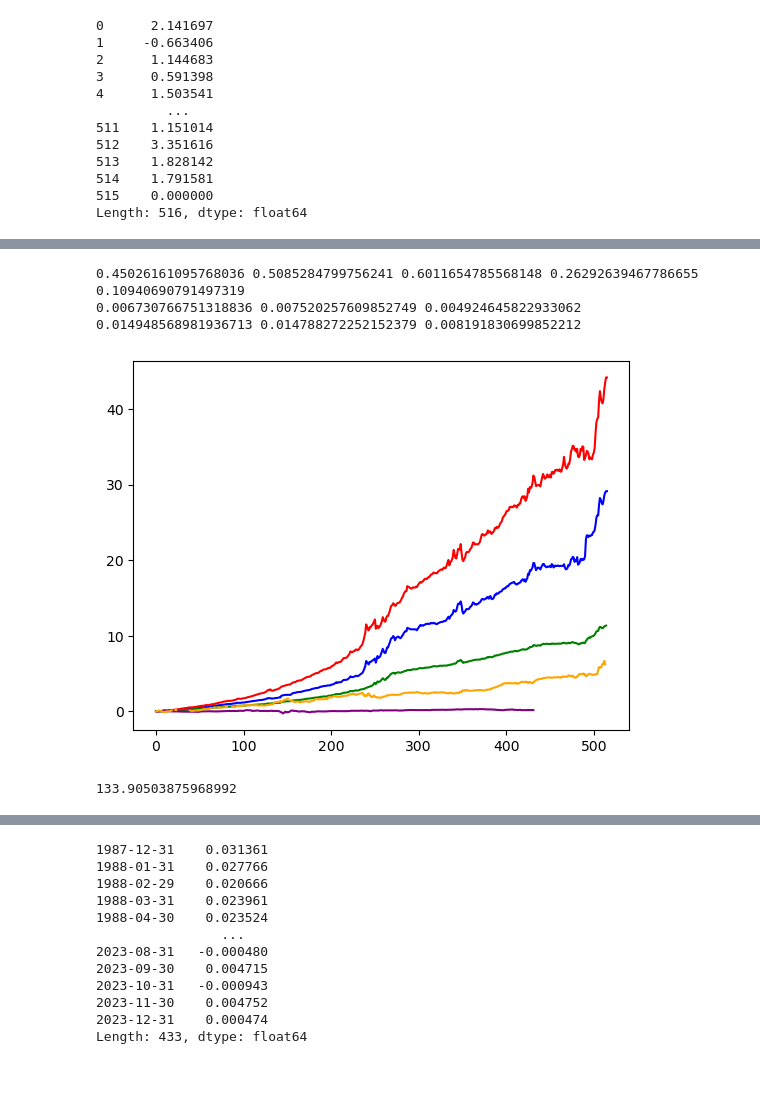
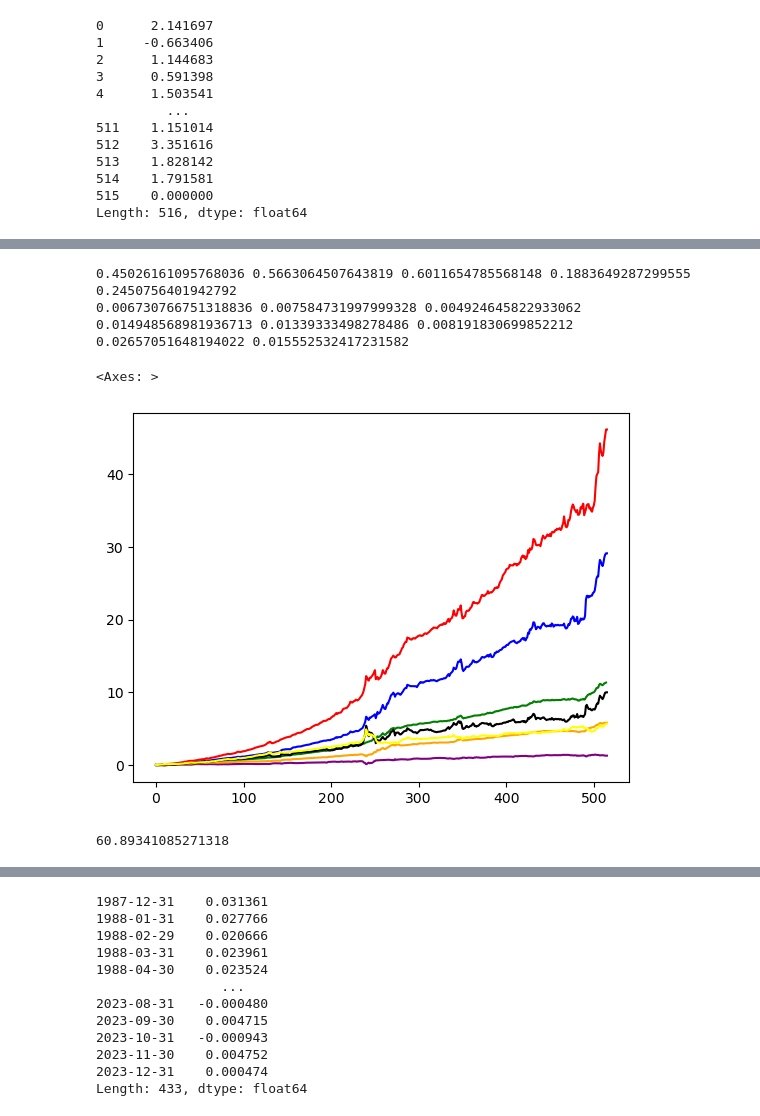
Before and after one commit to Raymondli073/Factor_timing, a Jupyter notebook: factor_timing_strat.ipynb, the cells around one changed output, grey strips where cells are left out. Saved outputs shown, nothing was run; the diff lists cells and outputs as text; code cells hidden in the pictures; blank space fills up the shorter version.

Commit message:
add cross-sectional strategies backtest

```diff
--- a/factor_timing_strat.ipynb
+++ b/factor_timing_strat.ipynb
@@ -169,3 +170,16 @@ df_signalMOM
 | 514 | 1 | 1 | 0 | 1 | 1 | 0 | 0 | 0 | 1 | ... |
 | 515 | 1 | 1 | 0 | 1 | 1 | 0 | 0 | 0 | 1 | ... |
 516 rows × 212 columns
+# %%
+# cross-sectional MOM
+df_signalMOM = pd.DataFrame(0,index=np.arange(516),columns=df_ret.columns)
+for i in range(mom.shape[0]):
+    mom_series = mom.iloc[i,:]
+    mom_median = mom_series.median()
+    for j in range(mom.shape[1]):
+        mom_ret = mom_series.iloc[j]
+        if mom_ret > mom_median:
+            df_signalMOM.iloc[i,j] = 1
+
+
+df_signalMOM
@@ -203,4 +215,5 @@ df_ret
 # %%
+#  time-series strategies
 df_signalMOM_neg = pd.DataFrame(0,index=np.arange(516),columns=df_ret.columns)
 for i in range(mom.shape[0]):
     mom_series = mom.iloc[i,:]
@@ -211,25 +224,15 @@ for i in range(mom.shape[0]):
 
 mom_port_ret_neg = ((df_ret.shift(-1)*df_signalMOM_neg).sum(axis=1)/df_signalMOM_neg.sum(axis=1))/100
 
-df_signalBUBBLE = df_signal*df_signalMOM
 
-df_signalBUBBLE_neg = df_signal*df_signalMOM_neg
+df_signalBUBBLE = df_signal
 
-# df_indicator_neg = pd.DataFrame()
-# CV90 = df_cv.iloc[:,1]
-# for column in df_bsadf.columns:
-#     x = df_bsadf[column]
-#     df_indicator_neg = pd.concat([df_indicator_neg,(x>CV90)],axis=1)
+df_signal_neg = pd.DataFrame(1,index=np.arange(516),columns=df_ret.columns)
+N,M = df_ret.shape
+for j in range(M):
+    for i in range(N):
+        if df_indicator.iloc[i,j]:
+            df_signal_neg.iloc[i,j]=0
 
-
-# # df_ret = df.iloc[48:,:]
-# # df_ret = df_ret.fillna(0)
-
-# df_signal_neg = pd.DataFrame(0,index=np.arange(516),columns=df_ret.columns)
-# N,M = df_ret.shape
-# for j in range(M):
-#     for i in range(N):
-#         if df_indicator_neg.iloc[i,j]:
-#             df_signal_neg.iloc[i,j]=1
-
+df_signalBUBBLE_neg = df_signal_neg
 bubble_port_ret_neg = ((df_ret.shift(-1)*df_signalBUBBLE_neg).sum(axis=1)/df_signalBUBBLE_neg.sum(axis=1))/100
@@ -238,43 +287,47 @@ bubble_port_ret_neg = ((df_ret.shift(-1)*df_signalBUBBLE_neg).sum(axis=1)/df_sig
 mom_port_ret = ((df_ret.shift(-1)*df_signalMOM).sum(axis=1)/df_signalMOM.sum(axis=1))/100
 mom_port_ret_mean = mom_port_ret.mean()
 mom_port_ret_std = mom_port_ret.std()
 sp_mom = mom_port_ret_mean/mom_port_ret_std
 ((1+mom_port_ret).cumprod()-1).plot(color='blue')
 
 ew_port_ret = df_ret.shift(-1).mean(axis=1)/100
 ew_port_ret_mean = ew_port_ret.mean()
 ew_port_ret_std = ew_port_ret.std()
 sp_ew = ew_port_ret_mean/ew_port_ret_std
 ((1+df_ret.shift(-1).mean(axis=1)/100).cumprod()-1).plot(color='green')
 
 bubble_port_ret = ((df_ret.shift(-1)*df_signalBUBBLE).sum(axis=1)/df_signalBUBBLE.sum(axis=1))/100
 bubble_port_ret_mean = bubble_port_ret.mean()
 bubble_port_ret_std = bubble_port_ret.std()
 sp_bubble = bubble_port_ret_mean/bubble_port_ret_std
 ((1+((df_ret.shift(-1)*df_signalBUBBLE).sum(axis=1)/df_signalBUBBLE.sum(axis=1))/100).cumprod()-1).plot(color='red')
 
 ((1+mom_port_ret_neg).cumprod()-1).plot(color='purple')
 ((1+bubble_port_ret_neg).cumprod()-1).plot(color='orange')
 
 mom_LS_ret = mom_port_ret-mom_port_ret_neg
 sp_mom_LS = mom_LS_ret.mean()/mom_LS_ret.std()
 
 bubble_LS_ret = bubble_port_ret-bubble_port_ret_neg
 sp_bubble_LS = bubble_LS_ret.mean()/bubble_LS_ret.std()
 
 print(sp_mom,sp_bubble,sp_ew,sp_mom_LS,sp_bubble_LS)
 print(mom_port_ret_mean,bubble_port_ret_mean,ew_port_ret_mean)
-print(mom_port_ret_std,bubble_port_ret_std,ew_port_ret_std)
+print(mom_port_ret_std,bubble_port_ret_std,ew_port_ret_std,mom_LS_ret.std(),bubble_LS_ret.std())
+
+((1+mom_LS_ret).cumprod()-1).plot(color='black')
+((1+bubble_LS_ret).cumprod()-1).plot(color='yellow')
 # %% [output]
-0.45026161095768036 0.5085284799756241 0.6011654785568148 0.26292639467786655 0.10940690791497319
-0.006730766751318836 0.007520257609852749 0.004924645822933062
-0.014948568981936713 0.014788272252152379 0.008191830699852212
+0.45026161095768036 0.5663064507643819 0.6011654785568148 0.1883649287299555 0.2450756401942792
+0.006730766751318836 0.007584731997999328 0.004924645822933062
+0.014948568981936713 0.01339333498278486 0.008191830699852212 0.02657051648194022 0.015552532417231582
+<Axes: >
-[figure, old version]
+[figure, new version]
 # %%
-df_signalMOM.sum(axis=1).mean()
+df_signalBUBBLE.sum(axis=1).mean()
 # df_signalBUBBLE.sum(axis=1).mean()
 # %% [output]
-133.90503875968992
+60.89341085271318
 # %%
 df_jkp = pd.read_csv('/Users/raymondli/Desktop/[usa]_[all_themes]_[monthly]_[vw_cap].csv')
 accruals = df_jkp[df_jkp['name']=='accruals']
```
Also changed, not shown: parts of 5 cells of this notebook.
